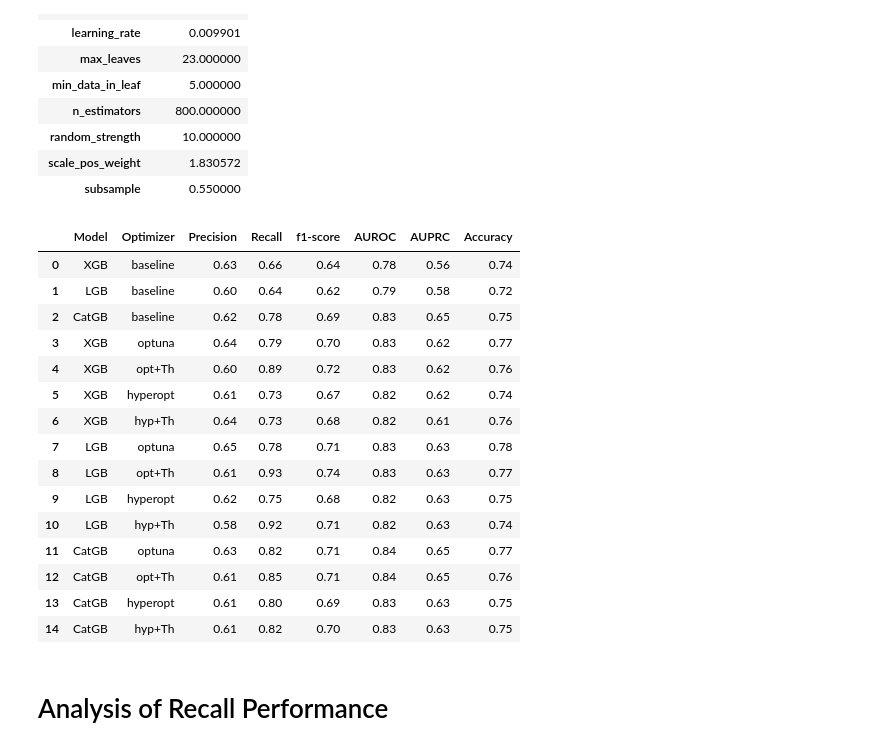
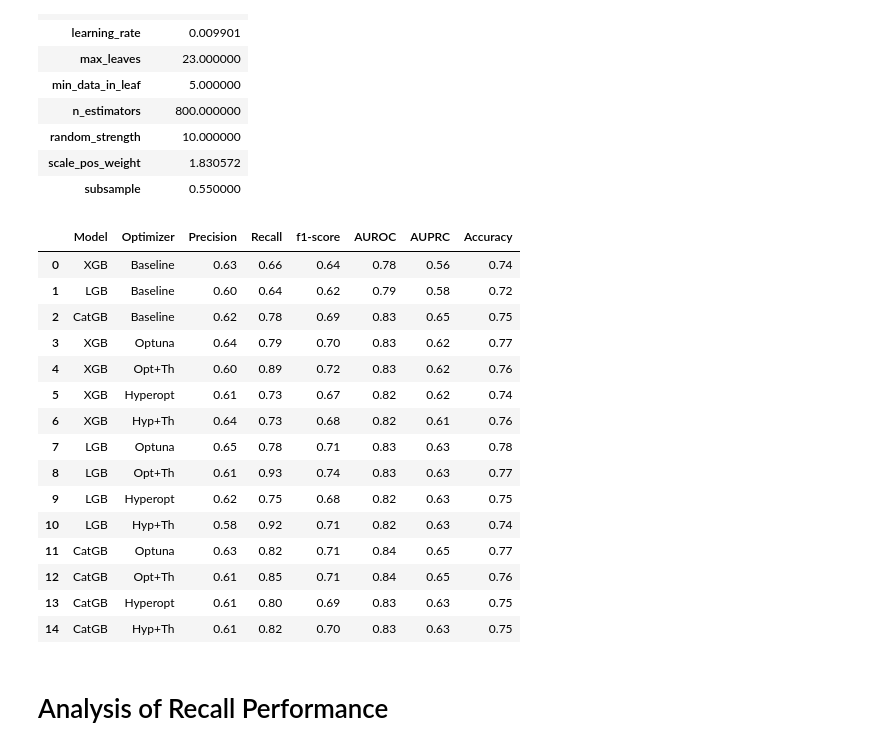
Before and after one commit to Al-1n/Diabetes_Classification, a Jupyter notebook: Gradient_Boosting_Tuning.ipynb, the cells around one changed output. Cells and saved outputs as stored; diff of their text form; code cells hidden in the pictures.

```diff
--- a/Gradient_Boosting_Tuning.ipynb
+++ b/Gradient_Boosting_Tuning.ipynb
@@ -1858,38 +1858,38 @@ render_static_widgets(6, titles, [xgb_optuna_params, xgb_hyperopt_params, lgb_op
 # %%
 # Create a dataframe of the measured performance metrics
 test_results = pd.DataFrame({
     'Model': ['XGB', 'LGB', 'CatGB', 'XGB', 'XGB', 'XGB', 'XGB', 'LGB', 'LGB', 'LGB', 'LGB', 'CatGB', 'CatGB', 'CatGB', 'CatGB'],
-    'Optimizer': ['baseline', 'baseline', 'baseline', 'optuna', 'opt+Th', 'hyperopt', 'hyp+Th', 'optuna', 'opt+Th', 'hyperopt', 'hyp+Th', 'optuna', 'opt+Th', 'hyperopt', 'hyp+Th'],
+    'Optimizer': ['Baseline', 'Baseline', 'Baseline', 'Optuna', 'Opt+Th', 'Hyperopt', 'Hyp+Th', 'Optuna', 'Opt+Th', 'Hyperopt', 'Hyp+Th', 'Optuna', 'Opt+Th', 'Hyperopt', 'Hyp+Th'],
     'Precision': [0.63, 0.60, 0.62, 0.64, 0.60, 0.61, 0.64, 0.65, 0.61, 0.62, 0.58, 0.63, 0.61, 0.61, 0.61],
     'Recall': [0.66, 0.64, 0.78, 0.79, 0.89, 0.73, 0.73, 0.78, 0.93, 0.75, 0.92, 0.82, 0.85, 0.80, 0.82],
     'f1-score': [0.64, 0.62, 0.69, 0.70, 0.72, 0.67, 0.68, 0.71, 0.74, 0.68, 0.71, 0.71, 0.71, 0.69, 0.70],
     'AUROC': [0.78, 0.79, 0.83, 0.83, 0.83, 0.82, 0.82, 0.83, 0.83, 0.82, 0.82, 0.84, 0.84, 0.83, 0.83],
     'AUPRC': [0.56, 0.58, 0.65, 0.62, 0.62, 0.62, 0.61, 0.63, 0.63, 0.63, 0.63, 0.65, 0.65, 0.63, 0.63],
     'Accuracy': [0.74, 0.72, 0.75, 0.77, 0.76, 0.74, 0.76, 0.78, 0.77, 0.75, 0.74, 0.77, 0.76, 0.75, 0.75]
 })
 
 # Save the results to a csv
 test_results.to_csv('./Data/results.csv')
 
 # Display the results
 display(test_results)
 # %% [output]
 |  | Model | Optimizer | Precision | Recall | f1-score | AUROC | AUPRC | Accuracy |
-| 0 | XGB | baseline | 0.63 | 0.66 | 0.64 | 0.78 | 0.56 | 0.74 |
-| 1 | LGB | baseline | 0.60 | 0.64 | 0.62 | 0.79 | 0.58 | 0.72 |
-| 2 | CatGB | baseline | 0.62 | 0.78 | 0.69 | 0.83 | 0.65 | 0.75 |
-| 3 | XGB | optuna | 0.64 | 0.79 | 0.70 | 0.83 | 0.62 | 0.77 |
-| 4 | XGB | opt+Th | 0.60 | 0.89 | 0.72 | 0.83 | 0.62 | 0.76 |
-| 5 | XGB | hyperopt | 0.61 | 0.73 | 0.67 | 0.82 | 0.62 | 0.74 |
-| 6 | XGB | hyp+Th | 0.64 | 0.73 | 0.68 | 0.82 | 0.61 | 0.76 |
-| 7 | LGB | optuna | 0.65 | 0.78 | 0.71 | 0.83 | 0.63 | 0.78 |
-| 8 | LGB | opt+Th | 0.61 | 0.93 | 0.74 | 0.83 | 0.63 | 0.77 |
-| 9 | LGB | hyperopt | 0.62 | 0.75 | 0.68 | 0.82 | 0.63 | 0.75 |
-| 10 | LGB | hyp+Th | 0.58 | 0.92 | 0.71 | 0.82 | 0.63 | 0.74 |
-| 11 | CatGB | optuna | 0.63 | 0.82 | 0.71 | 0.84 | 0.65 | 0.77 |
-| 12 | CatGB | opt+Th | 0.61 | 0.85 | 0.71 | 0.84 | 0.65 | 0.76 |
-| 13 | CatGB | hyperopt | 0.61 | 0.80 | 0.69 | 0.83 | 0.63 | 0.75 |
-| 14 | CatGB | hyp+Th | 0.61 | 0.82 | 0.70 | 0.83 | 0.63 | 0.75 |
+| 0 | XGB | Baseline | 0.63 | 0.66 | 0.64 | 0.78 | 0.56 | 0.74 |
+| 1 | LGB | Baseline | 0.60 | 0.64 | 0.62 | 0.79 | 0.58 | 0.72 |
+| 2 | CatGB | Baseline | 0.62 | 0.78 | 0.69 | 0.83 | 0.65 | 0.75 |
+| 3 | XGB | Optuna | 0.64 | 0.79 | 0.70 | 0.83 | 0.62 | 0.77 |
+| 4 | XGB | Opt+Th | 0.60 | 0.89 | 0.72 | 0.83 | 0.62 | 0.76 |
+| 5 | XGB | Hyperopt | 0.61 | 0.73 | 0.67 | 0.82 | 0.62 | 0.74 |
+| 6 | XGB | Hyp+Th | 0.64 | 0.73 | 0.68 | 0.82 | 0.61 | 0.76 |
+| 7 | LGB | Optuna | 0.65 | 0.78 | 0.71 | 0.83 | 0.63 | 0.78 |
+| 8 | LGB | Opt+Th | 0.61 | 0.93 | 0.74 | 0.83 | 0.63 | 0.77 |
+| 9 | LGB | Hyperopt | 0.62 | 0.75 | 0.68 | 0.82 | 0.63 | 0.75 |
+| 10 | LGB | Hyp+Th | 0.58 | 0.92 | 0.71 | 0.82 | 0.63 | 0.74 |
+| 11 | CatGB | Optuna | 0.63 | 0.82 | 0.71 | 0.84 | 0.65 | 0.77 |
+| 12 | CatGB | Opt+Th | 0.61 | 0.85 | 0.71 | 0.84 | 0.65 | 0.76 |
+| 13 | CatGB | Hyperopt | 0.61 | 0.80 | 0.69 | 0.83 | 0.63 | 0.75 |
+| 14 | CatGB | Hyp+Th | 0.61 | 0.82 | 0.70 | 0.83 | 0.63 | 0.75 |
 # %% [markdown]
 # Analysis of Recall Performance
 # %%
```
Also changed, not shown: parts of 4 cells of this notebook, 6 other files.
